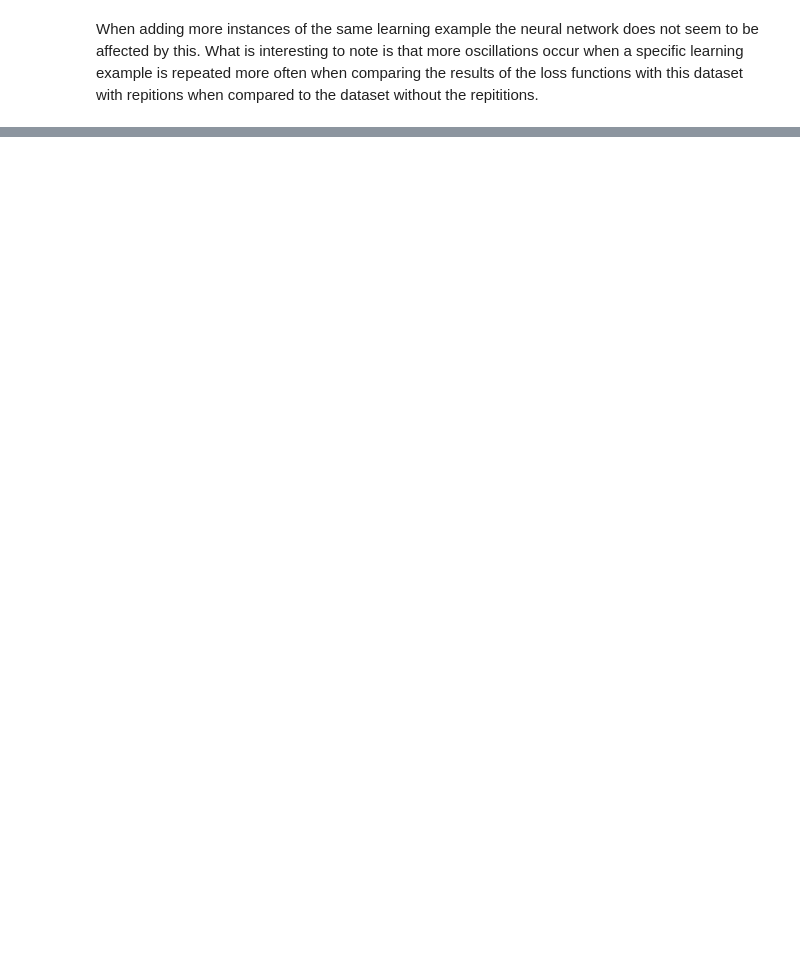
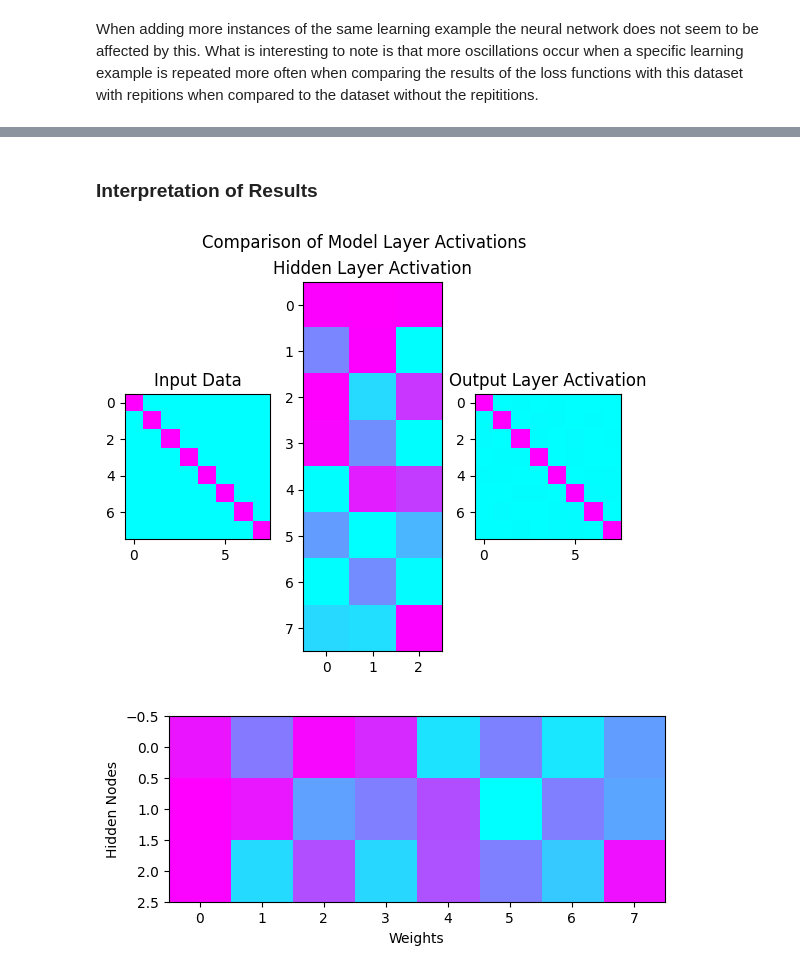
Before and after one commit to florentd01/ACML-1, a Jupyter notebook: Assignment1.ipynb, the cells around one changed output, grey strips where cells are left out. Saved outputs shown, nothing was run; the diff lists cells and outputs as text; code cells hidden in the pictures; blank space fills up the shorter version.

```diff
--- a/Assignment1.ipynb
+++ b/Assignment1.ipynb
@@ -336,0 +614,27 @@ When adding more instances of the same learning example the neural network does
+# %% [markdown]
+### Interpretation of Results
+# %%
+final_out = my_network.feedforward(data)
+
+fig, ax = plt.subplots(1,3)
+fig.suptitle("Comparison of Model Layer Activations")
+ax[0].imshow(data, norm="linear", cmap="cool")
+ax[0].set_title("Input Data")
+ax[1].imshow(final_out[0], norm="linear", cmap="cool")
+ax[1].set_title("Hidden Layer Activation")
+ax[2].imshow(final_out[1], norm="linear", cmap="cool")
+ax[2].set_title("Output Layer Activation")
+fig.show()
+
+plt.figure()
+plt.imshow(my_network.hidden_weights.T, cmap="cool")
+
+
+plt.xlabel("Weights")
+plt.ylabel("Hidden Nodes")
+
+
+plt.show()
+# %% [output]
+[figure, added]
+[figure, added]
```
Also changed, not shown: parts of 16 cells of this notebook, 1 other file.
